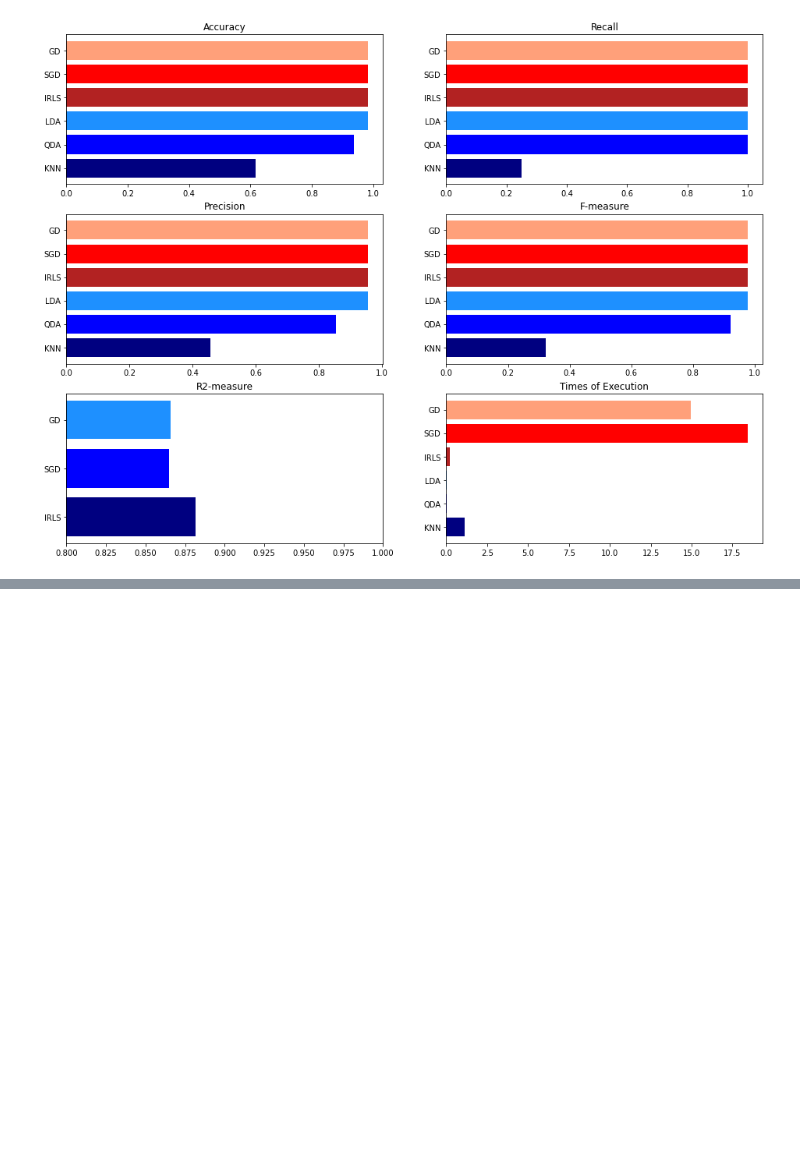
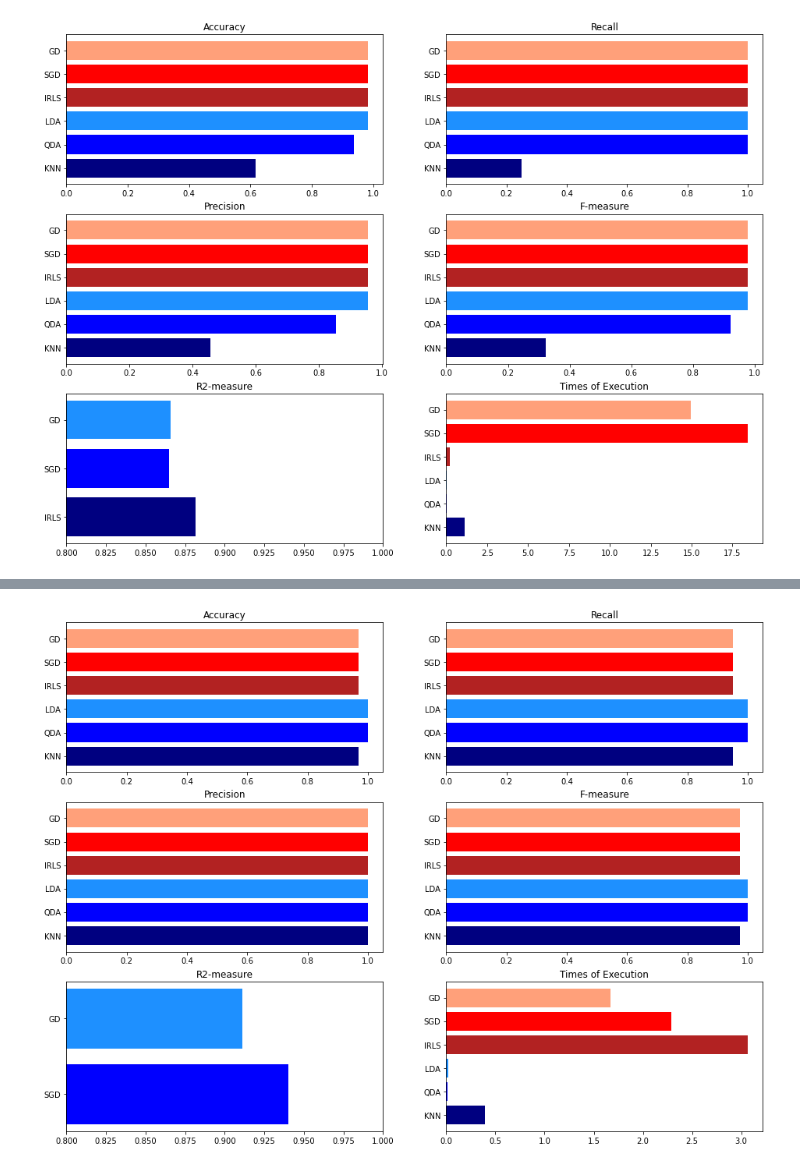
Before and after one commit to marneusz/AML_log_regression_optimization, a Jupyter notebook: report.ipynb, the cells around one changed output, grey strips where cells are left out. Cells and saved outputs as stored; diff of their text form; code cells hidden in the pictures; blank space fills up the shorter version.

```diff
--- a/report.ipynb
+++ b/report.ipynb
@@ -70,0 +89,6 @@ Maximum metric:  0.6628571428571428  at K =  11
+# %%
+dataset = pd.read_csv(f"data/after preprocessing/wine.csv")
+target_name = "Target"
+plot_algorithms_comparison(dataset, target_name)
+# %% [output]
+[figure, added]
```
Also changed, not shown: parts of 7 cells of this notebook, 1 other file.
